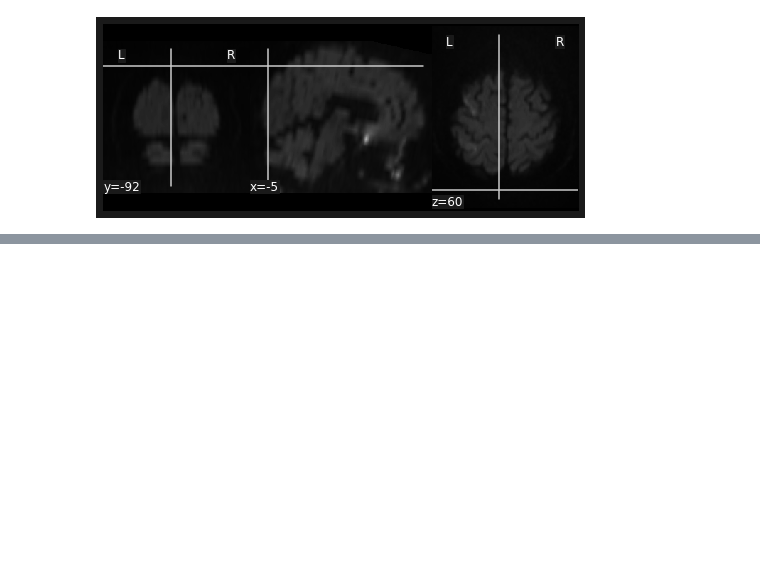
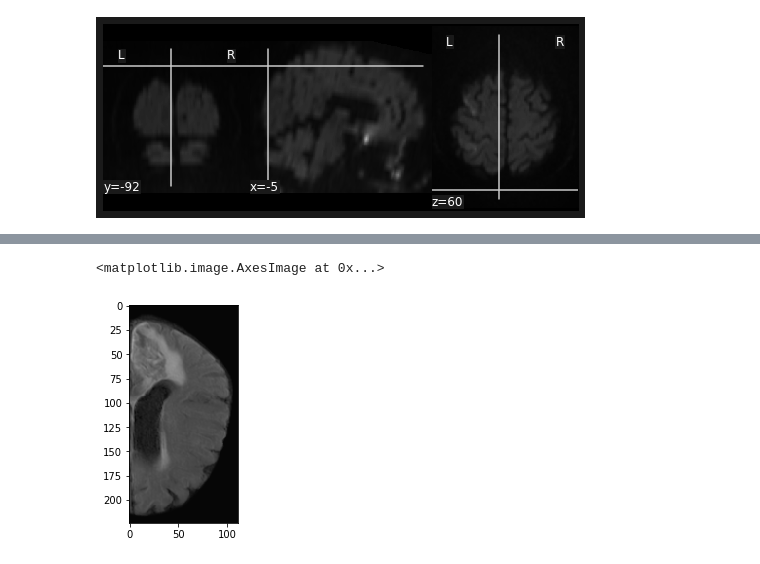
Before and after one commit to zhanghaoyue/stroke_preprocessing, a Jupyter notebook: nipype_workflow.ipynb, the cells around one changed output, grey strips where cells are left out. Saved outputs shown, nothing was run; the diff lists cells and outputs as text; code cells hidden in the pictures; blank space fills up the shorter version.

```diff
--- a/nipype_workflow.ipynb
+++ b/nipype_workflow.ipynb
@@ -310,0 +355,5 @@ plotting.plot_anat(norm_DWI410)
+# %%
+plt.imshow(img_array_1[1,15,:,112:,:])
+# %% [output]
+<matplotlib.image.AxesImage at 0x...>
+[figure, added]
```
Also changed, not shown: parts of 15 cells of this notebook, 4 other files.
